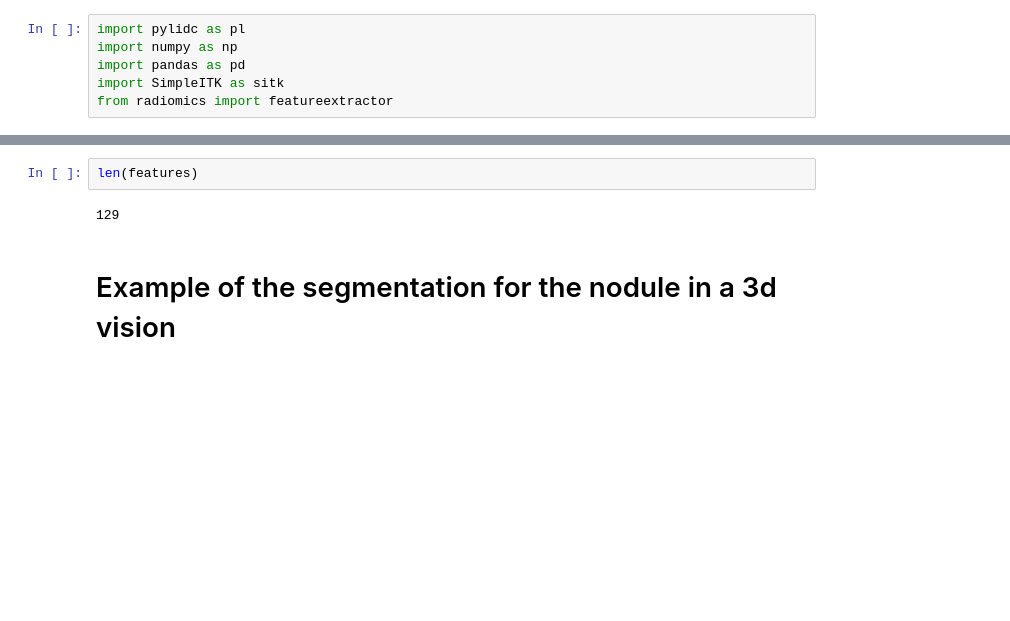
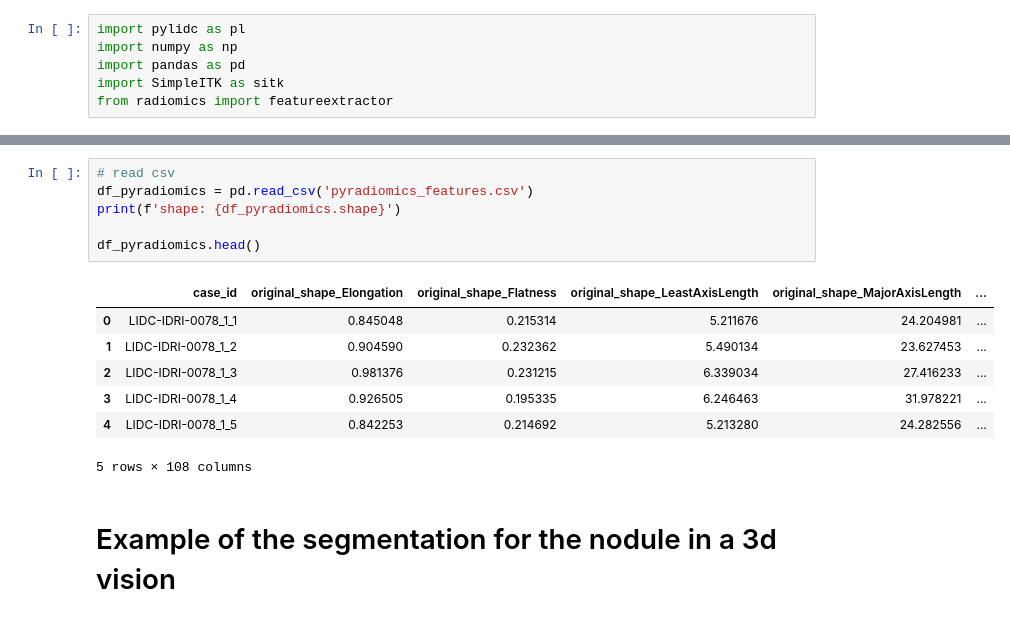
Before and after one commit to joaobaptista30/Lab_IACD_Project_1, a Jupyter notebook: data_extraction_radiomics.ipynb, the cells around one changed output, grey strips where cells are left out. Cells and saved outputs as stored; diff of their text form; blank space fills up the shorter version.

```diff
--- a/data_extraction_radiomics.ipynb
+++ b/data_extraction_radiomics.ipynb
@@ -90,7 +218,17 @@ original_ngtdm_Strength: 2.237379143457642
-# %%
-len(features)
-# %% [output]
-129
+# %%
+# read csv
+df_pyradiomics = pd.read_csv('pyradiomics_features.csv')
+print(f'shape: {df_pyradiomics.shape}')
+
+df_pyradiomics.head()
+# %% [output]
+|  | case_id | original_shape_Elongation | original_shape_Flatness | original_shape_LeastAxisLength | original_shape_MajorAxisLength | ... |
+| 0 | LIDC-IDRI-0078_1_1 | 0.845048 | 0.215314 | 5.211676 | 24.204981 | ... |
+| 1 | LIDC-IDRI-0078_1_2 | 0.904590 | 0.232362 | 5.490134 | 23.627453 | ... |
+| 2 | LIDC-IDRI-0078_1_3 | 0.981376 | 0.231215 | 6.339034 | 27.416233 | ... |
+| 3 | LIDC-IDRI-0078_1_4 | 0.926505 | 0.195335 | 6.246463 | 31.978221 | ... |
+| 4 | LIDC-IDRI-0078_1_5 | 0.842253 | 0.214692 | 5.213280 | 24.282556 | ... |
+5 rows × 108 columns
 # %% [markdown]
 # Example of the segmentation for the nodule in a 3d vision
 # %%
```
Also changed, not shown: parts of 3 cells of this notebook.
